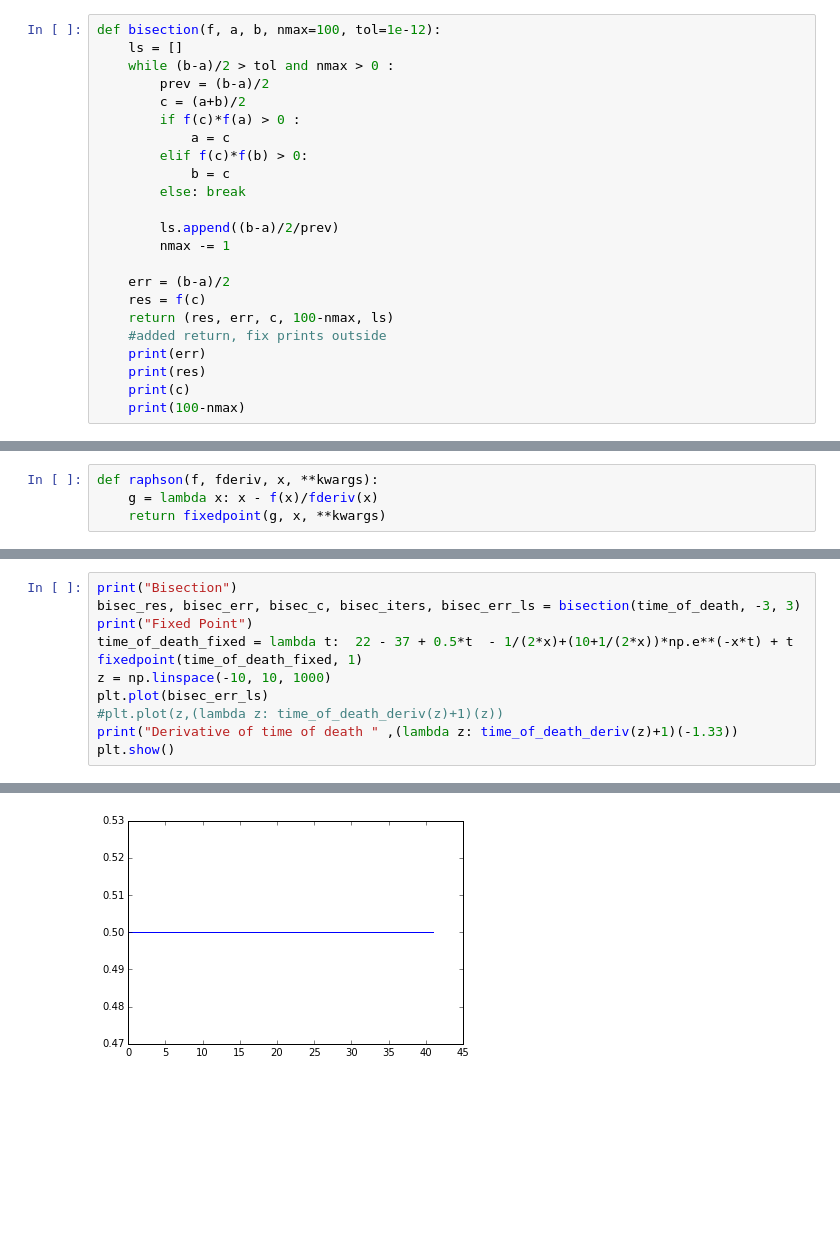
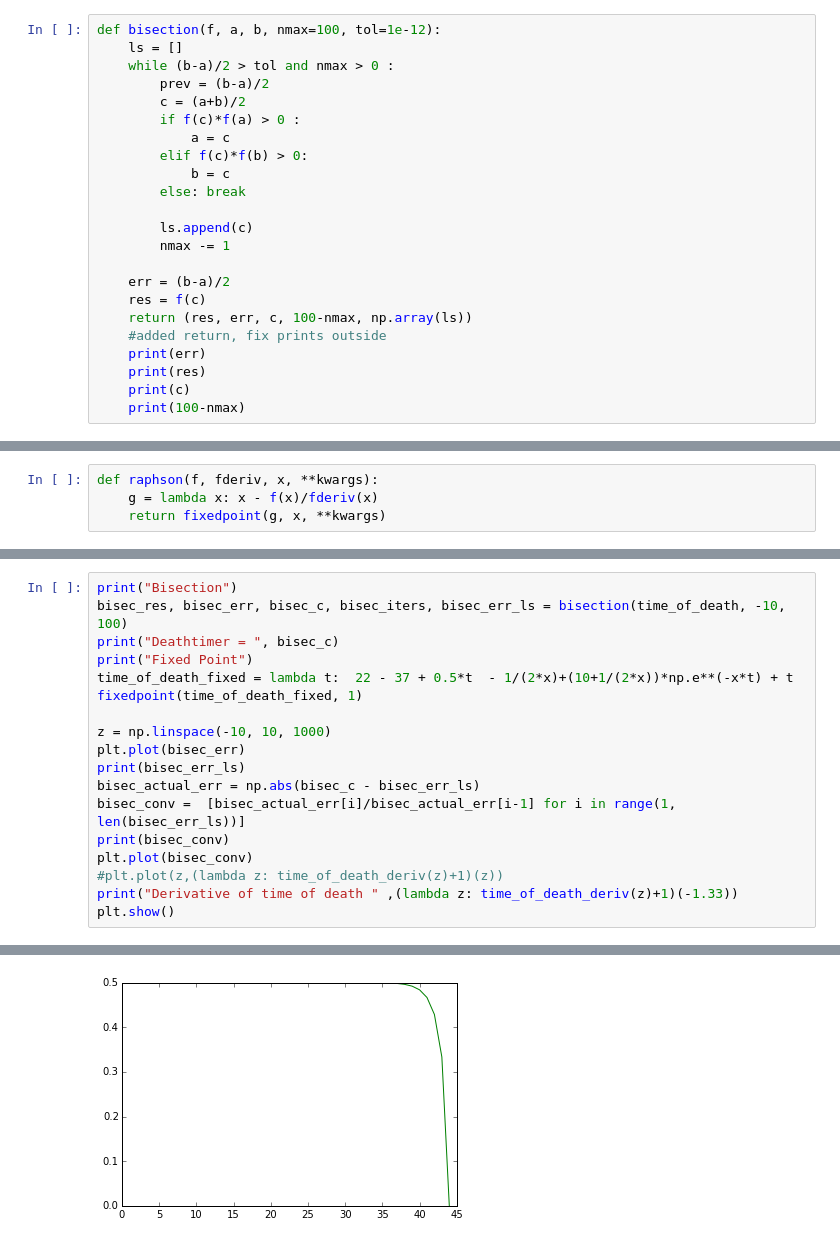
Before and after one commit to JonasDe/NumAn, a Jupyter notebook: Untitled.ipynb, the cells around one changed output, grey strips where cells are left out. Saved outputs shown, nothing was run; the diff lists cells and outputs as text; blank space fills up the shorter version.

```diff
--- a/Untitled.ipynb
+++ b/Untitled.ipynb
@@ -52,12 +52,12 @@ def bisection(f, a, b, nmax=100, tol=1e-12):
             b = c
         else: break
 
-        ls.append((b-a)/2/prev)
+        ls.append(c)
         nmax -= 1
 
     err = (b-a)/2
     res = f(c)
-    return (res, err, c, 100-nmax, ls)
+    return (res, err, c, 100-nmax, np.array(ls))
     #added return, fix prints outside
     print(err)
     print(res)
@@ -121,11 +121,18 @@ Iterations =  16
 # %%
 print("Bisection")
-bisec_res, bisec_err, bisec_c, bisec_iters, bisec_err_ls = bisection(time_of_death, -3, 3)
+bisec_res, bisec_err, bisec_c, bisec_iters, bisec_err_ls = bisection(time_of_death, -10, 100)
+print("Deathtimer = ", bisec_c)
 print("Fixed Point")
 time_of_death_fixed = lambda t:  22 - 37 + 0.5*t  - 1/(2*x)+(10+1/(2*x))*np.e**(-x*t) + t
 fixedpoint(time_of_death_fixed, 1)
+
 z = np.linspace(-10, 10, 1000)
-plt.plot(bisec_err_ls)
+plt.plot(bisec_err)
+print(bisec_err_ls)
+bisec_actual_err = np.abs(bisec_c - bisec_err_ls)
+bisec_conv =  [bisec_actual_err[i]/bisec_actual_err[i-1] for i in range(1, len(bisec_err_ls))]
+print(bisec_conv)
+plt.plot(bisec_conv)
 #plt.plot(z,(lambda z: time_of_death_deriv(z)+1)(z))
 print("Derivative of time of death " ,(lambda z: time_of_death_deriv(z)+1)(-1.33))
 plt.show()
@@ -137,2 +155,2 @@ Iterations =  100
 Derivative of time of death  -3.644424639339933
-[figure, old version]
+[figure, new version]
```
Also changed, not shown: parts of 2 cells of this notebook.
